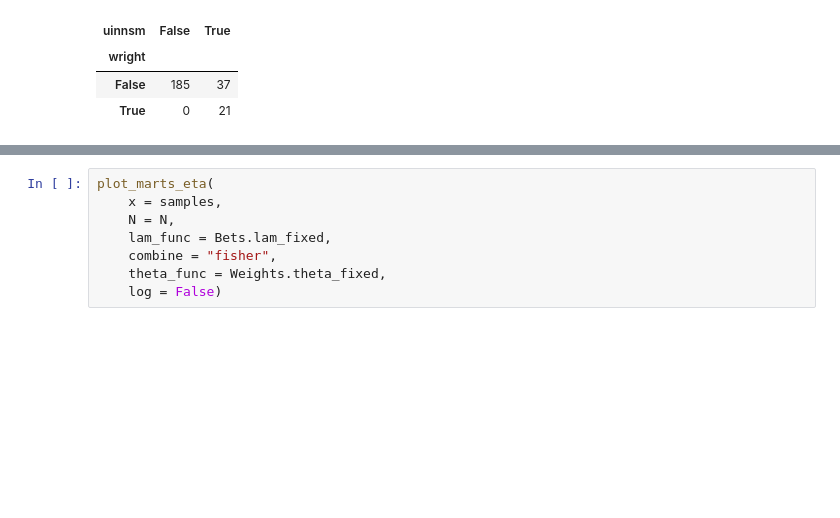
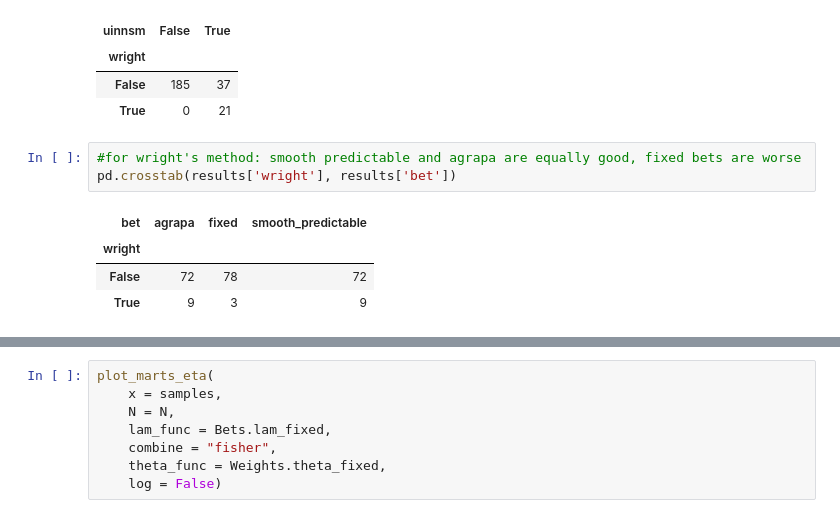
Before and after one commit to spertus/UI-TS, a Jupyter notebook: Code/stratMartExample.ipynb, the cells around one changed output, grey strips where cells are left out. Drawn from its saved outputs; the diff is of its cells as text; blank space fills up the shorter version.

```diff
--- a/Code/stratMartExample.ipynb
+++ b/Code/stratMartExample.ipynb
@@ -87,3 +87,11 @@ pd.crosstab(results['wright'], results['uinnsm'])
 | wright |  |  |
 | False | 185 | 37 |
 | True | 0 | 21 |
+# %%
+#for wright's method: smooth predictable and agrapa are equally good, fixed bets are worse
+pd.crosstab(results['wright'], results['bet'])
+# %% [output]
+| bet | agrapa | fixed | smooth_predictable |
+| wright |  |  |  |
+| False | 72 | 78 | 72 |
+| True | 9 | 3 | 9 |
```
Also changed, not shown: parts of 1 cell of this notebook.
